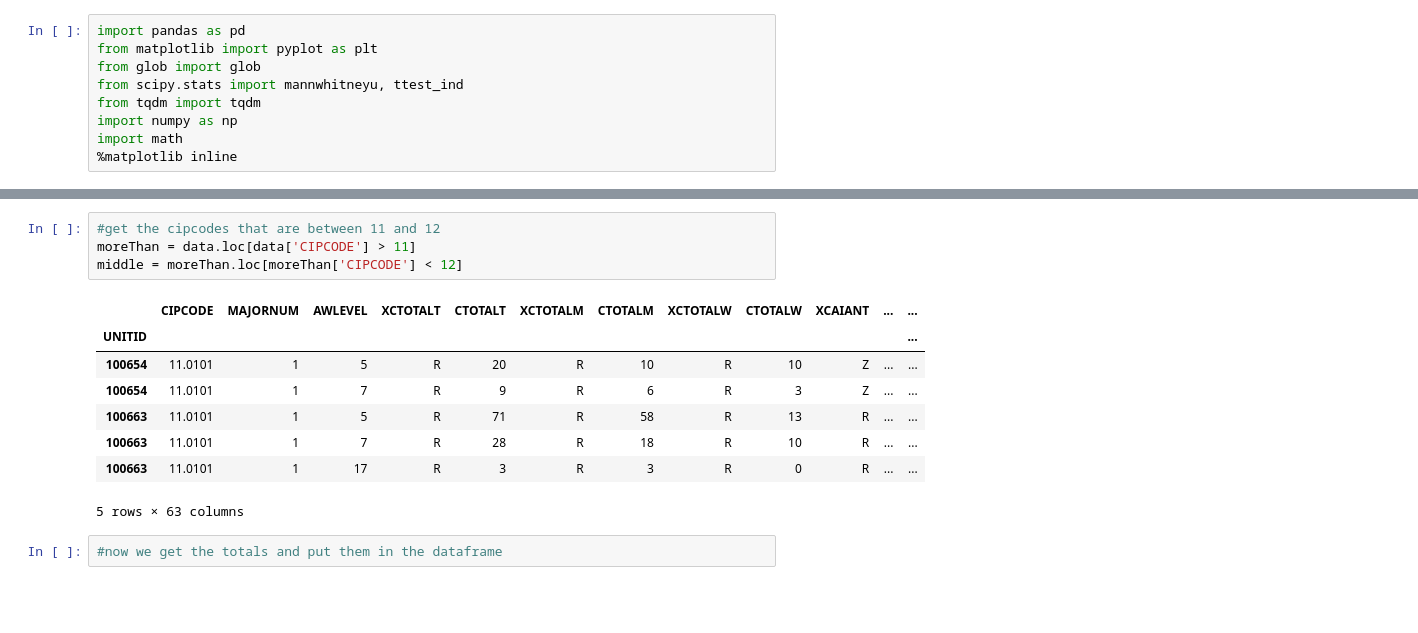
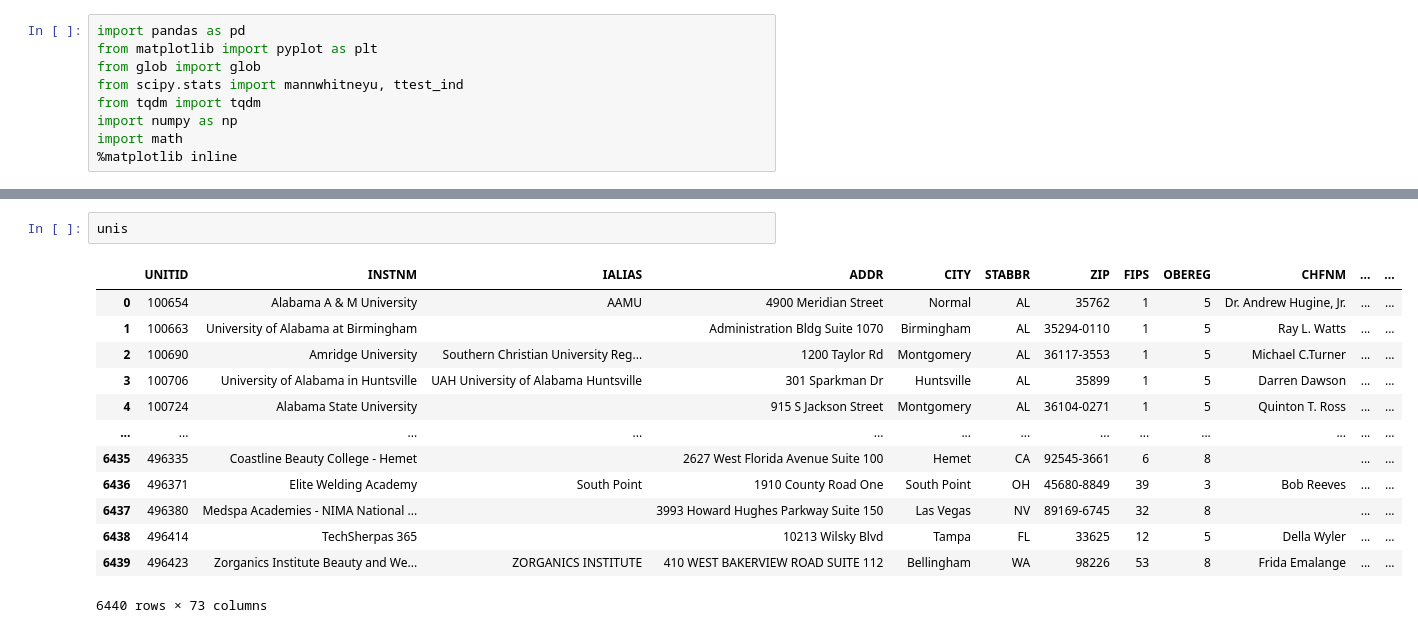
Before and after one commit to jmasontaylor/Education, a Jupyter notebook: src/FirstWeek.ipynb, the cells around one changed output, grey strips where cells are left out. Cells and saved outputs as stored; diff of their text form; blank space fills up the shorter version.

```diff
--- a/src/FirstWeek.ipynb
+++ b/src/FirstWeek.ipynb
@@ -77,15 +28,16 @@ df.head()
-# %%
-#get the cipcodes that are between 11 and 12
-moreThan = data.loc[data['CIPCODE'] > 11]
-middle = moreThan.loc[moreThan['CIPCODE'] < 12]
-# %% [output]
-|  | CIPCODE | MAJORNUM | AWLEVEL | XCTOTALT | CTOTALT | XCTOTALM | CTOTALM | XCTOTALW | CTOTALW | XCAIANT | ... | ... |
-| UNITID |  |  |  |  |  |  |  |  |  |  |  | ... |
-| 100654 | 11.0101 | 1 | 5 | R | 20 | R | 10 | R | 10 | Z | ... | ... |
-| 100654 | 11.0101 | 1 | 7 | R | 9 | R | 6 | R | 3 | Z | ... | ... |
-| 100663 | 11.0101 | 1 | 5 | R | 71 | R | 58 | R | 13 | R | ... | ... |
-| 100663 | 11.0101 | 1 | 7 | R | 28 | R | 18 | R | 10 | R | ... | ... |
-| 100663 | 11.0101 | 1 | 17 | R | 3 | R | 3 | R | 0 | R | ... | ... |
-5 rows × 63 columns
-# %%
-#now we get the totals and put them in the dataframe
+# %%
+unis
+# %% [output]
+|  | UNITID | INSTNM | IALIAS | ADDR | CITY | STABBR | ZIP | FIPS | OBEREG | CHFNM | ... | ... |
+| 0 | 100654 | Alabama A & M University | AAMU | 4900 Meridian Street | Normal | AL | 35762 | 1 | 5 | Dr. Andrew Hugine, Jr. | ... | ... |
+| 1 | 100663 | University of Alabama at Birmingham |  | Administration Bldg Suite 1070 | Birmingham | AL | 35294-0110 | 1 | 5 | Ray L. Watts | ... | ... |
+| 2 | 100690 | Amridge University | Southern Christian University Reg... | 1200 Taylor Rd | Montgomery | AL | 36117-3553 | 1 | 5 | Michael C.Turner | ... | ... |
+| 3 | 100706 | University of Alabama in Huntsville | UAH University of Alabama Huntsville | 301 Sparkman Dr | Huntsville | AL | 35899 | 1 | 5 | Darren Dawson | ... | ... |
+| 4 | 100724 | Alabama State University |  | 915 S Jackson Street | Montgomery | AL | 36104-0271 | 1 | 5 | Quinton T. Ross | ... | ... |
+| ... | ... | ... | ... | ... | ... | ... | ... | ... | ... | ... | ... | ... |
+| 6435 | 496335 | Coastline Beauty College - Hemet |  | 2627 West Florida Avenue Suite 100 | Hemet | CA | 92545-3661 | 6 | 8 |  | ... | ... |
+| 6436 | 496371 | Elite Welding Academy | South Point | 1910 County Road One | South Point | OH | 45680-8849 | 39 | 3 | Bob Reeves | ... | ... |
+| 6437 | 496380 | Medspa Academies - NIMA National ... |  | 3993 Howard Hughes Parkway Suite 150 | Las Vegas | NV | 89169-6745 | 32 | 8 |  | ... | ... |
+| 6438 | 496414 | TechSherpas 365 |  | 10213 Wilsky Blvd | Tampa | FL | 33625 | 12 | 5 | Della Wyler | ... | ... |
+| 6439 | 496423 | Zorganics Institute Beauty and We... | ZORGANICS INSTITUTE | 410 WEST BAKERVIEW ROAD SUITE 112 | Bellingham | WA | 98226 | 53 | 8 | Frida Emalange | ... | ... |
+6440 rows × 73 columns
```
Also changed, not shown: parts of 9 cells of this notebook.
